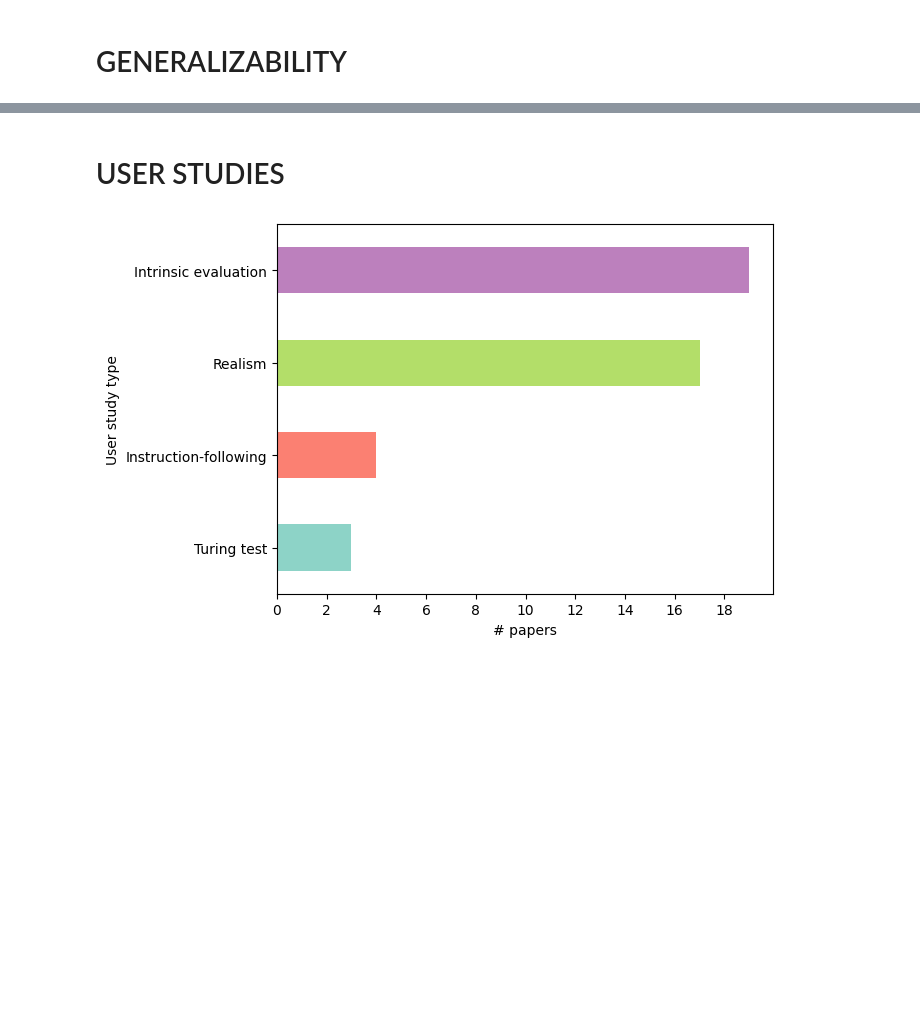
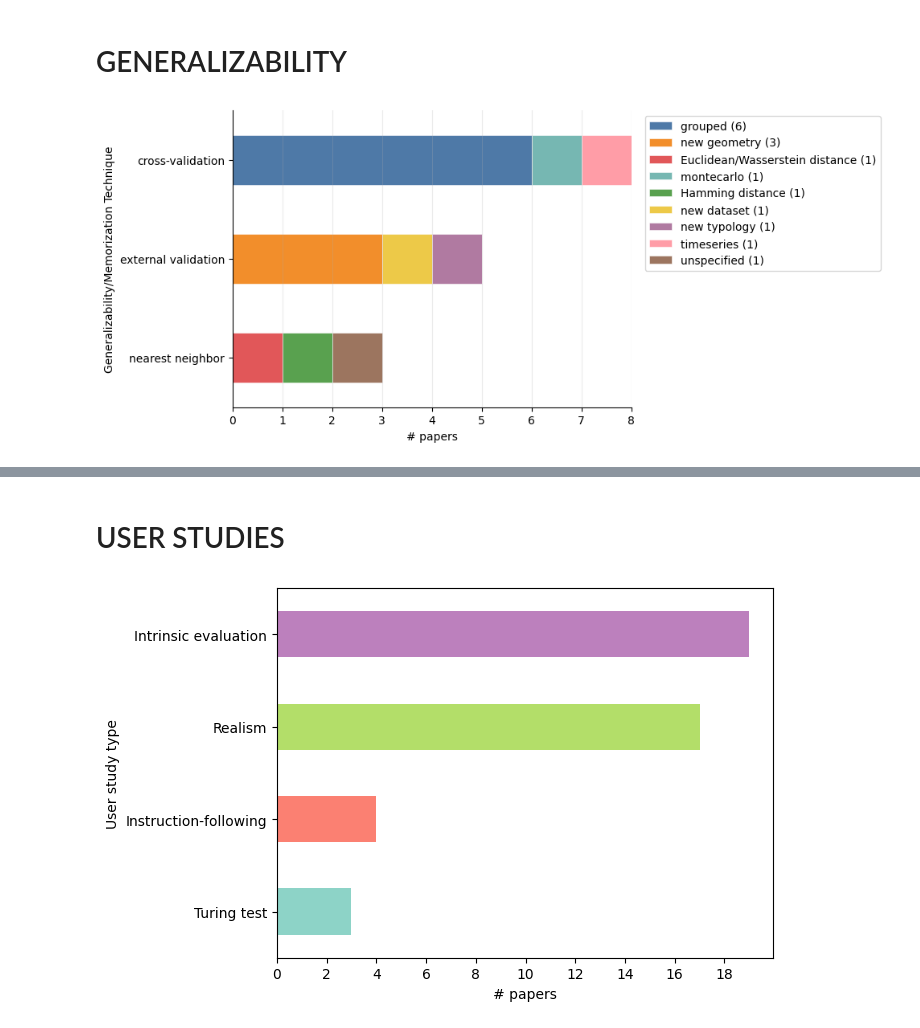
Before and after one commit to gal-dmitry/SystematicReview, a Jupyter notebook: SYNTHESIS_03.ipynb, the cells around one changed output, grey strips where cells are left out. Drawn from its saved outputs; the diff is of its cells as text; code cells hidden in the pictures; blank space fills up the shorter version.

Commit message:
plots: graphics update

```diff
--- a/SYNTHESIS_03.ipynb
+++ b/SYNTHESIS_03.ipynb
@@ -60,3 +147,7 @@ plot_dataset_per_year(df)
+# %%
+generalizability_new(df, "Generalizability", xlabel="# papers", ylabel="Generalizability/Memorization")
+# %% [output]
+[figure, added]
 # %%
 generalizability_barh(df, "Generalizability", xlabel="# papers", ylabel="Generalizability/Memorization")
 # %% [output]
```
Also changed, not shown: parts of 6 cells of this notebook, 2 other files.
